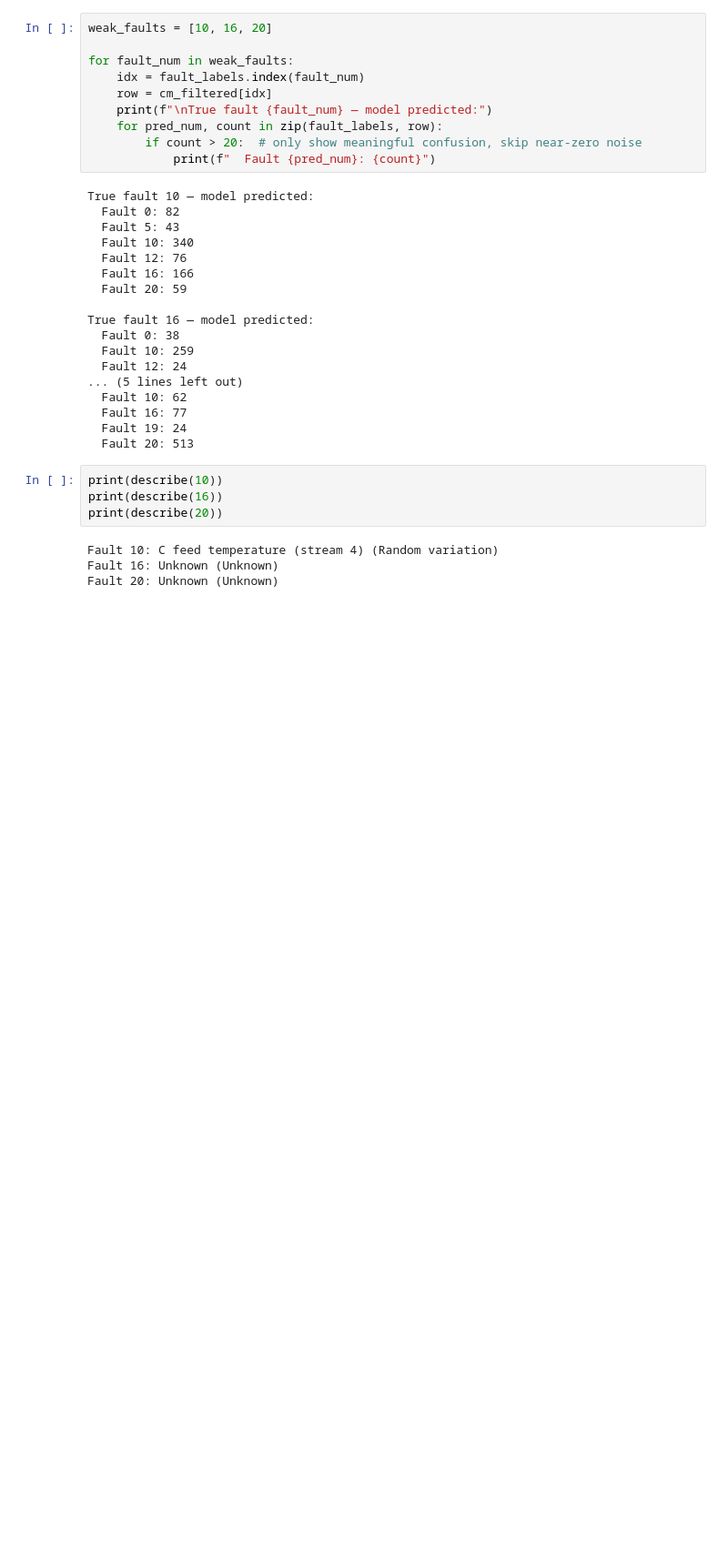
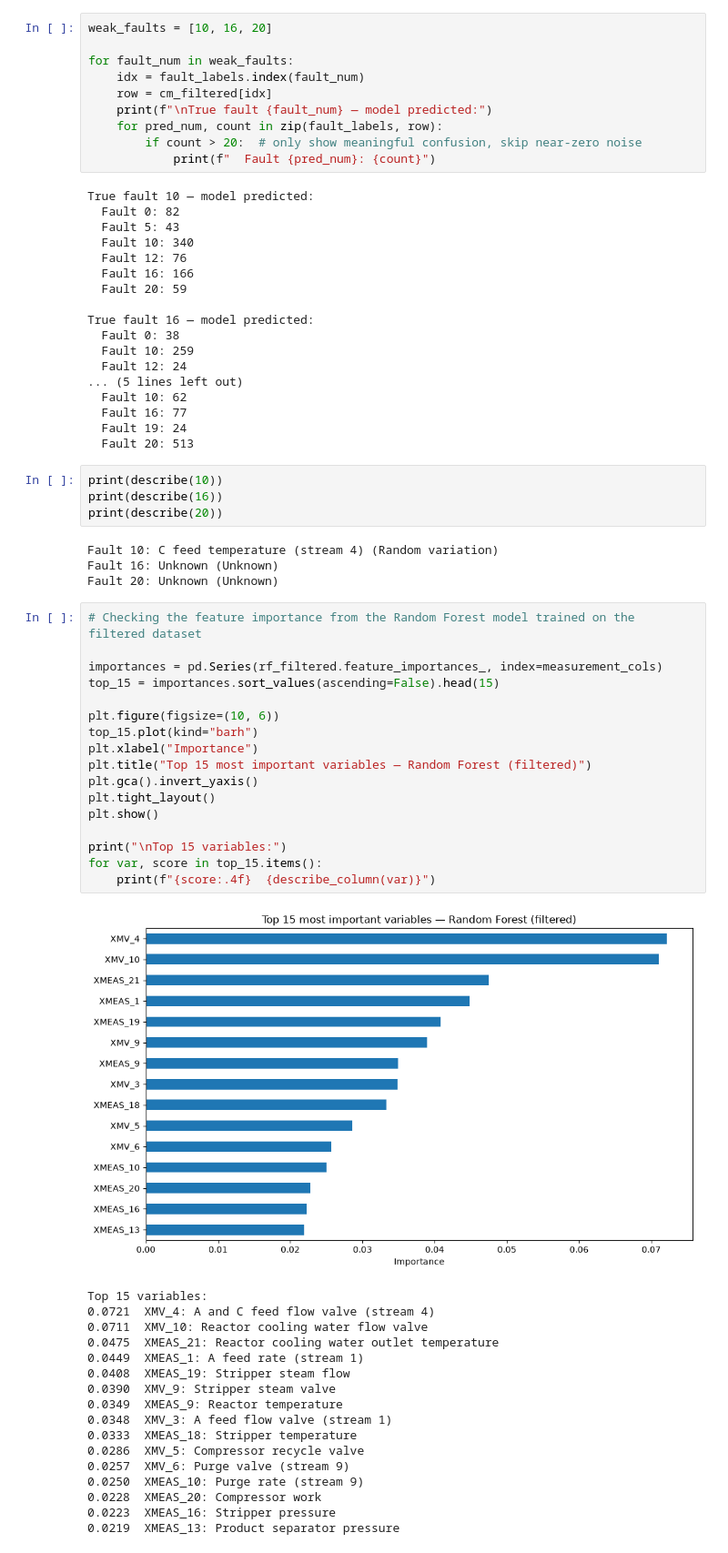
Before and after one commit to BoniYu/tep-fault-detection, a Jupyter notebook: notebooks/eda.ipynb, the cells around one changed output. Shown at 91% size. Saved outputs shown, nothing was run; the diff lists cells and outputs as text; blank space fills up the shorter version.

Commit message:
Added the feature importance findings

```diff
--- a/notebooks/eda.ipynb
+++ b/notebooks/eda.ipynb
@@ -540,3 +540,38 @@ print(describe(20))
 Fault 10: C feed temperature (stream 4) (Random variation)
 Fault 16: Unknown (Unknown)
 Fault 20: Unknown (Unknown)
+# %%
+# Checking the feature importance from the Random Forest model trained on the filtered dataset
+
+importances = pd.Series(rf_filtered.feature_importances_, index=measurement_cols)
+top_15 = importances.sort_values(ascending=False).head(15)
+
+plt.figure(figsize=(10, 6))
+top_15.plot(kind="barh")
+plt.xlabel("Importance")
+plt.title("Top 15 most important variables — Random Forest (filtered)")
+plt.gca().invert_yaxis()
+plt.tight_layout()
+plt.show()
+
+print("\nTop 15 variables:")
+for var, score in top_15.items():
+    print(f"{score:.4f}  {describe_column(var)}")
+# %% [output]
+[figure, added]
+Top 15 variables:
+0.0721  XMV_4: A and C feed flow valve (stream 4)
+0.0711  XMV_10: Reactor cooling water flow valve
+0.0475  XMEAS_21: Reactor cooling water outlet temperature
+0.0449  XMEAS_1: A feed rate (stream 1)
+0.0408  XMEAS_19: Stripper steam flow
+0.0390  XMV_9: Stripper steam valve
+0.0349  XMEAS_9: Reactor temperature
+0.0348  XMV_3: A feed flow valve (stream 1)
+0.0333  XMEAS_18: Stripper temperature
+0.0286  XMV_5: Compressor recycle valve
+0.0257  XMV_6: Purge valve (stream 9)
+0.0250  XMEAS_10: Purge rate (stream 9)
+0.0228  XMEAS_20: Compressor work
+0.0223  XMEAS_16: Stripper pressure
+0.0219  XMEAS_13: Product separator pressure
```
Also changed, not shown: parts of 1 cell of this notebook, 1 other file.
